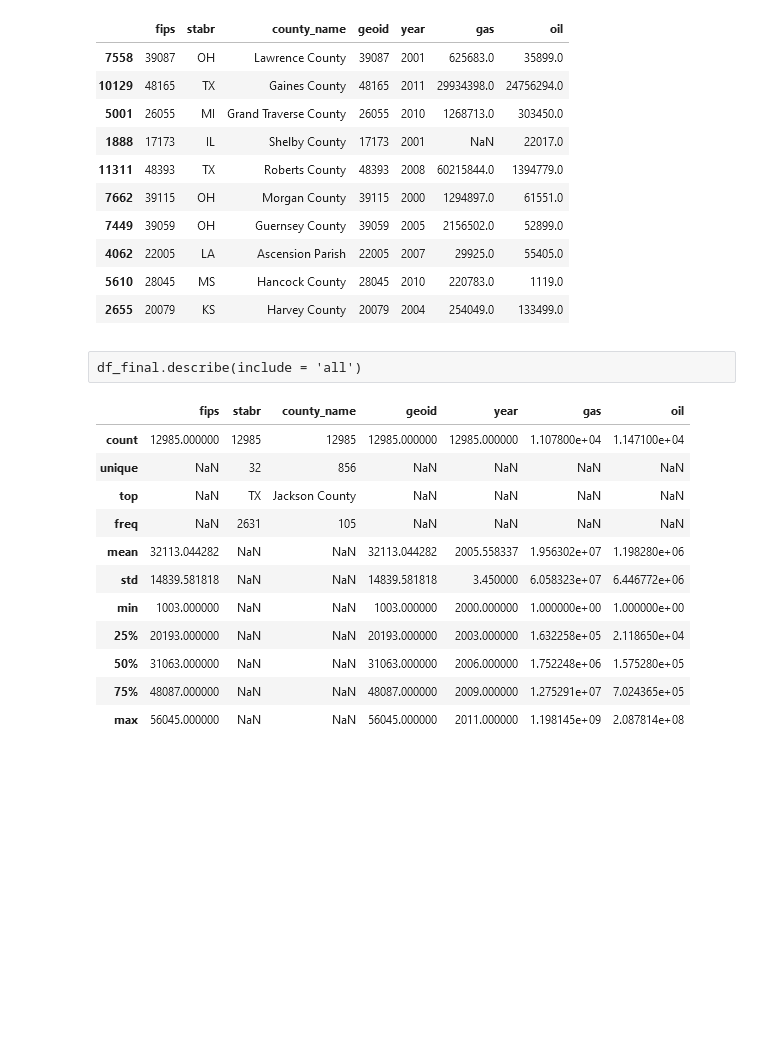
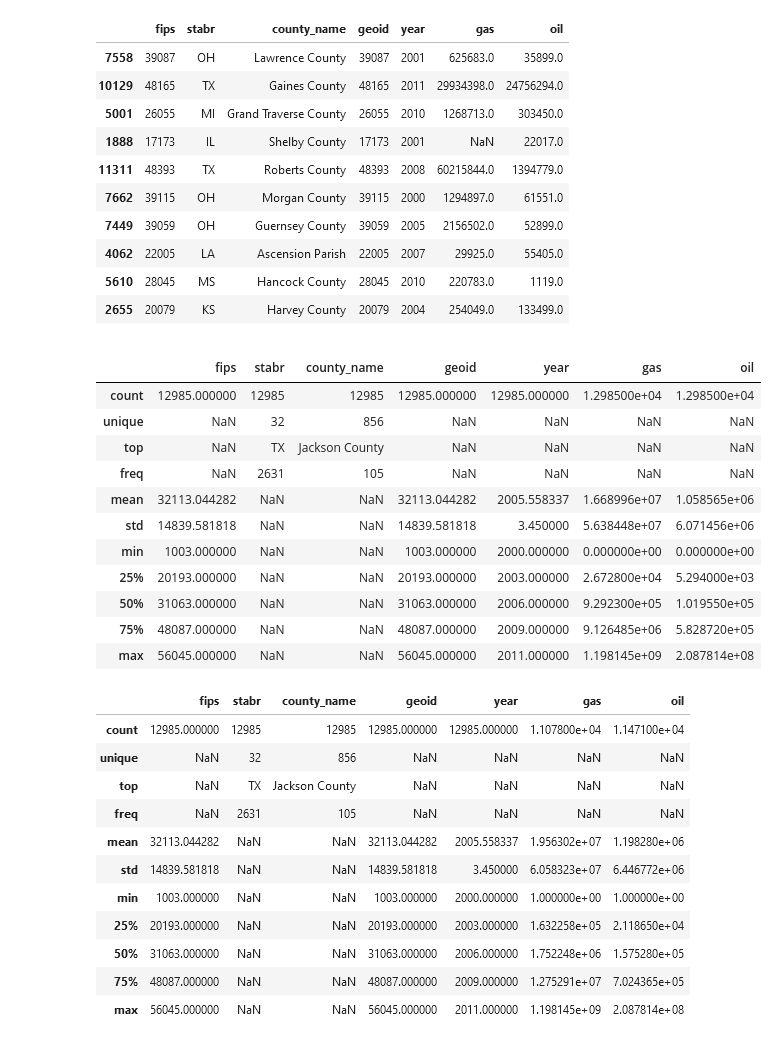
Before and after one commit to agarca4/Exercises-Pandas, a Jupyter notebook: Exercise1_Oil&Gas.ipynb, the cells around one changed output. Drawn from its saved outputs; the diff is of its cells as text; code cells hidden in the pictures; blank space fills up the shorter version.

```diff
--- a/Exercise1_Oil&Gas.ipynb
+++ b/Exercise1_Oil&Gas.ipynb
@@ -75,8 +75,21 @@ df.sample(10)
 # %% [markdown]
 ## Limpieza de los datos
 # %%
-df = df \
+df_final = df \
+    .drop_duplicates() \
     .rename(columns = lambda column : column.lower()) \
     .drop(columns = ['rural_urban_continuum_code_2013','urban_influence_2013','metro_nonmetro_2013','metro_micro_noncore_2013','oil_change_group','gas_change_group','oil_gas_change_group']) \
-
-df.sample(10)
+    .melt(id_vars = ['fips','stabr','county_name','geoid']) \
+    .assign (
+        year = lambda dataset: dataset["variable"].map(lambda value : int(value[-4:])),
+        suministro = lambda dataset: dataset["variable"].map(lambda value : value[:3])
+        ) \
+    .pivot(index = ['fips','stabr','county_name','geoid','year'],
+                columns = "suministro",
+                values = "value") \
+    .reset_index() \
+    .rename_axis(None, axis = 'columns') \
+    .assign(
+        gas = lambda dataset : dataset.gas.astype("float"),
+        oil = lambda dataset : dataset.oil.astype("float"),)\
+    .query("gas != 0.0 or oil != 0.0")
@@ -100,6 +112,19 @@ df_final.sample(10)
 # %% [markdown]
 ![imagen.png](attachment:ba93caa1-edf9-4492-85d5-6000bb3a1d69.png)
-# %% [raw]
-df_final.describe(include = 'all')
+# %%
+df_final.describe(include = 'all')
+# %% [output]
+|  | fips | stabr | county_name | geoid | year | gas | oil |
+| count | 12985.000000 | 12985 | 12985 | 12985.000000 | 12985.000000 | 1.298500e+04 | 1.298500e+04 |
+| unique | NaN | 32 | 856 | NaN | NaN | NaN | NaN |
+| top | NaN | TX | Jackson County | NaN | NaN | NaN | NaN |
+| freq | NaN | 2631 | 105 | NaN | NaN | NaN | NaN |
+| mean | 32113.044282 | NaN | NaN | 32113.044282 | 2005.558337 | 1.668996e+07 | 1.058565e+06 |
+| std | 14839.581818 | NaN | NaN | 14839.581818 | 3.450000 | 5.638448e+07 | 6.071456e+06 |
+| min | 1003.000000 | NaN | NaN | 1003.000000 | 2000.000000 | 0.000000e+00 | 0.000000e+00 |
+| 25% | 20193.000000 | NaN | NaN | 20193.000000 | 2003.000000 | 2.672800e+04 | 5.294000e+03 |
+| 50% | 31063.000000 | NaN | NaN | 31063.000000 | 2006.000000 | 9.292300e+05 | 1.019550e+05 |
+| 75% | 48087.000000 | NaN | NaN | 48087.000000 | 2009.000000 | 9.126485e+06 | 5.828720e+05 |
+| max | 56045.000000 | NaN | NaN | 56045.000000 | 2011.000000 | 1.198145e+09 | 2.087814e+08 |
 # %% [markdown]
 ![imagen.png](attachment:7152f164-7f6a-4306-bc85-382fc8a221f4.png)
```
Also changed, not shown: parts of 10 cells of this notebook, 1 other file.
